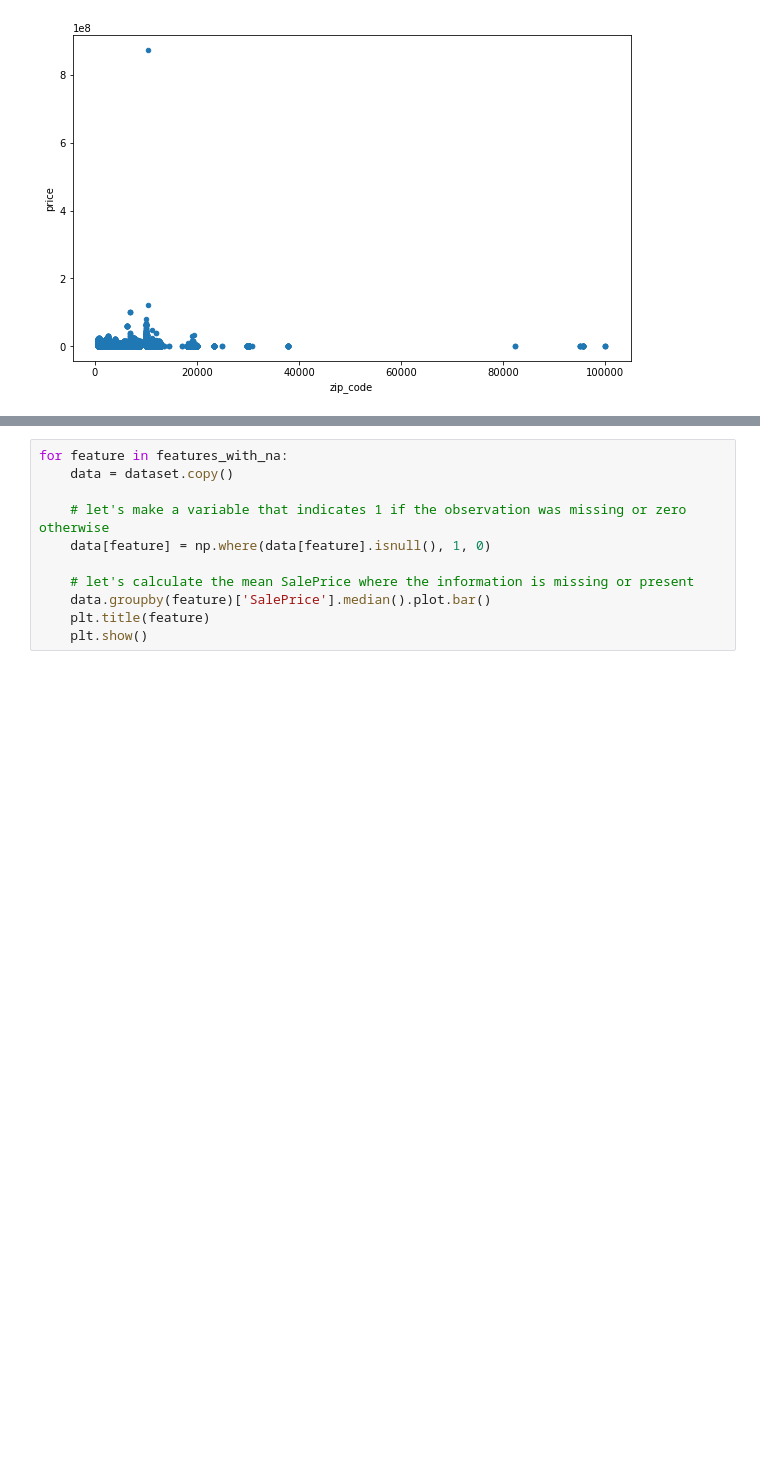
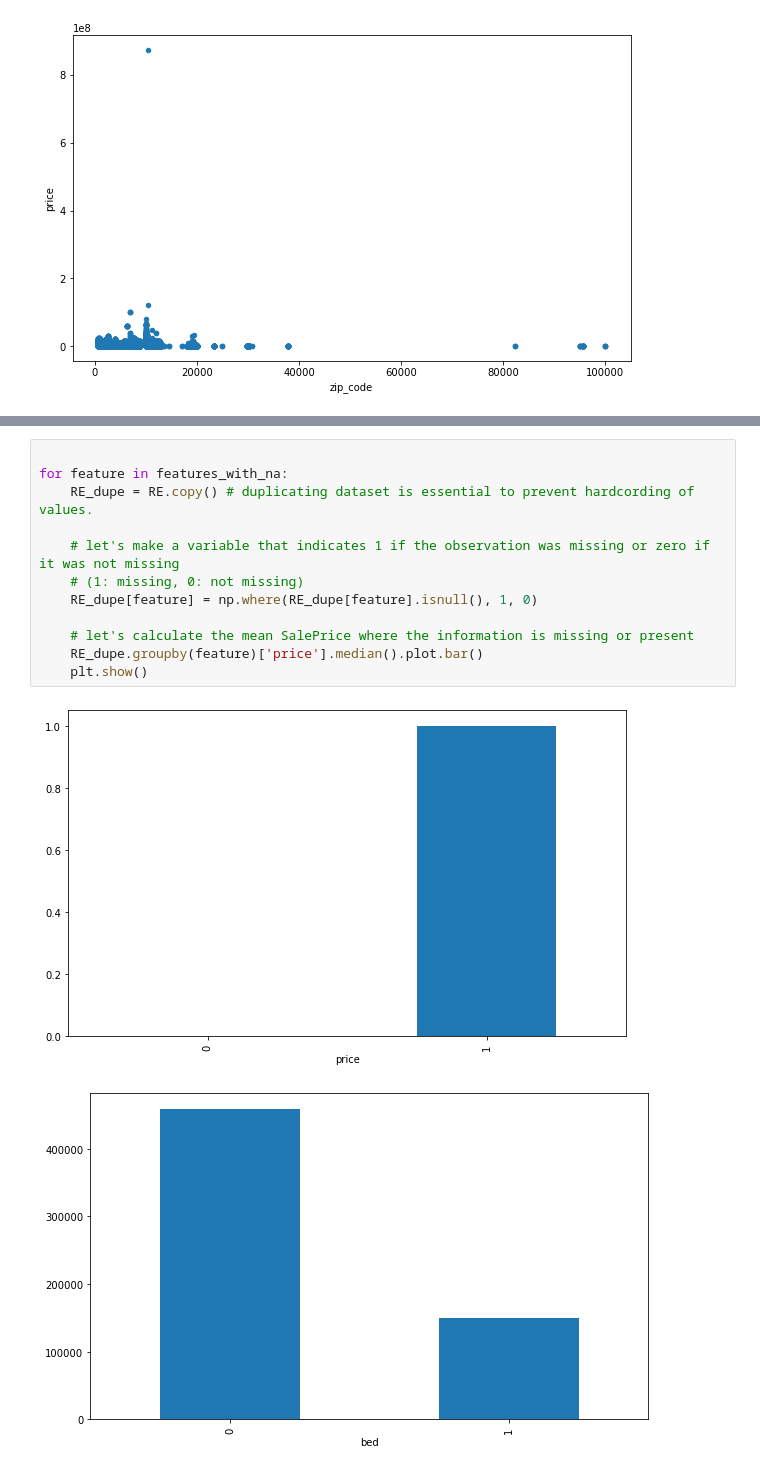
Before and after one commit to gajulaa/US-Real-Estate, a Jupyter notebook: EDA.ipynb, the cells around one changed output, grey strips where cells are left out. Drawn from its saved outputs; the diff is of its cells as text; blank space fills up the shorter version.

Commit message:
mod commit (began temporal variable analysis)

```diff
--- a/EDA.ipynb
+++ b/EDA.ipynb
@@ -316,13 +317,17 @@ zip_code 0.0003  % missing values
 house_size 0.2897  % missing values
 sold_date 0.5264  % missing values
 # %%
+
 for feature in features_with_na:
-    data = dataset.copy()
+    RE_dupe = RE.copy() # duplicating dataset is essential to prevent hardcording of values.
 
-    # let's make a variable that indicates 1 if the observation was missing or zero otherwise
-    data[feature] = np.where(data[feature].isnull(), 1, 0)
+    # let's make a variable that indicates 1 if the observation was missing or zero if it was not missing
+    # (1: missing, 0: not missing)
+    RE_dupe[feature] = np.where(RE_dupe[feature].isnull(), 1, 0)
 
     # let's calculate the mean SalePrice where the information is missing or present
-    data.groupby(feature)['SalePrice'].median().plot.bar()
-    plt.title(feature)
+    RE_dupe.groupby(feature)['price'].median().plot.bar()
     plt.show()
+# %% [output]
+[figure, added]
+[figure, added]
```
Also changed, not shown: parts of 7 cells of this notebook.
